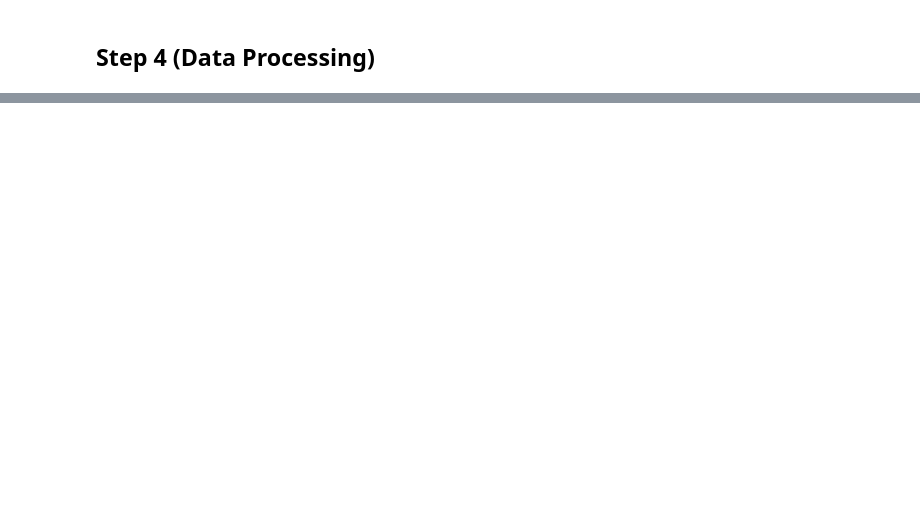
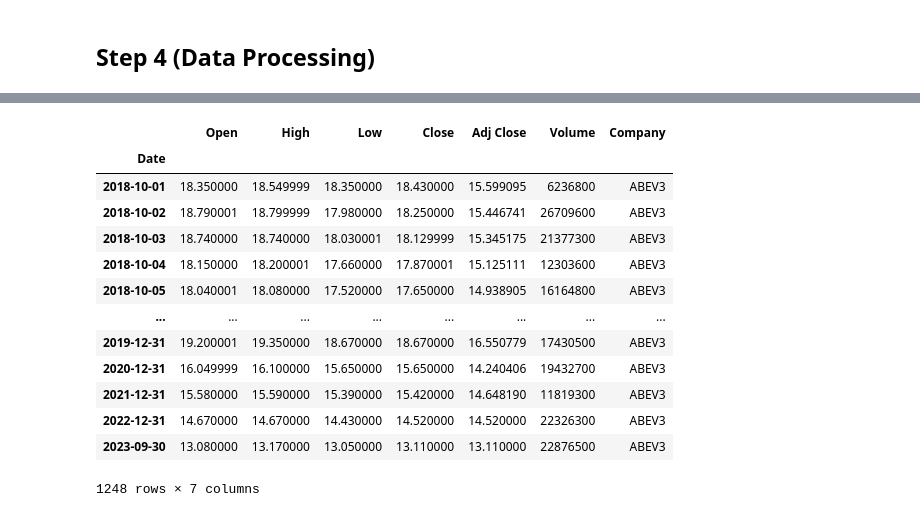
Before and after one commit to felipedaniel1910/StockMarketPrediction, a Jupyter notebook: etl_workflow.ipynb, the cells around one changed output, grey strips where cells are left out. Drawn from its saved outputs; the diff is of its cells as text; code cells hidden in the pictures; blank space fills up the shorter version.

```diff
--- a/etl_workflow.ipynb
+++ b/etl_workflow.ipynb
@@ -233,0 +575,17 @@ for file in files_list:
+# %%
+cotation['ABEV3']
+# %% [output]
+|  | Open | High | Low | Close | Adj Close | Volume | Company |
+| Date |  |  |  |  |  |  |  |
+| 2018-10-01 | 18.350000 | 18.549999 | 18.350000 | 18.430000 | 15.599095 | 6236800 | ABEV3 |
+| 2018-10-02 | 18.790001 | 18.799999 | 17.980000 | 18.250000 | 15.446741 | 26709600 | ABEV3 |
+| 2018-10-03 | 18.740000 | 18.740000 | 18.030001 | 18.129999 | 15.345175 | 21377300 | ABEV3 |
+| 2018-10-04 | 18.150000 | 18.200001 | 17.660000 | 17.870001 | 15.125111 | 12303600 | ABEV3 |
+| 2018-10-05 | 18.040001 | 18.080000 | 17.520000 | 17.650000 | 14.938905 | 16164800 | ABEV3 |
+| ... | ... | ... | ... | ... | ... | ... | ... |
+| 2019-12-31 | 19.200001 | 19.350000 | 18.670000 | 18.670000 | 16.550779 | 17430500 | ABEV3 |
+| 2020-12-31 | 16.049999 | 16.100000 | 15.650000 | 15.650000 | 14.240406 | 19432700 | ABEV3 |
+| 2021-12-31 | 15.580000 | 15.590000 | 15.390000 | 15.420000 | 14.648190 | 11819300 | ABEV3 |
+| 2022-12-31 | 14.670000 | 14.670000 | 14.430000 | 14.520000 | 14.520000 | 22326300 | ABEV3 |
+| 2023-09-30 | 13.080000 | 13.170000 | 13.050000 | 13.110000 | 13.110000 | 22876500 | ABEV3 |
+1248 rows × 7 columns
```
Also changed, not shown: parts of 38 cells of this notebook, 5 other files.
